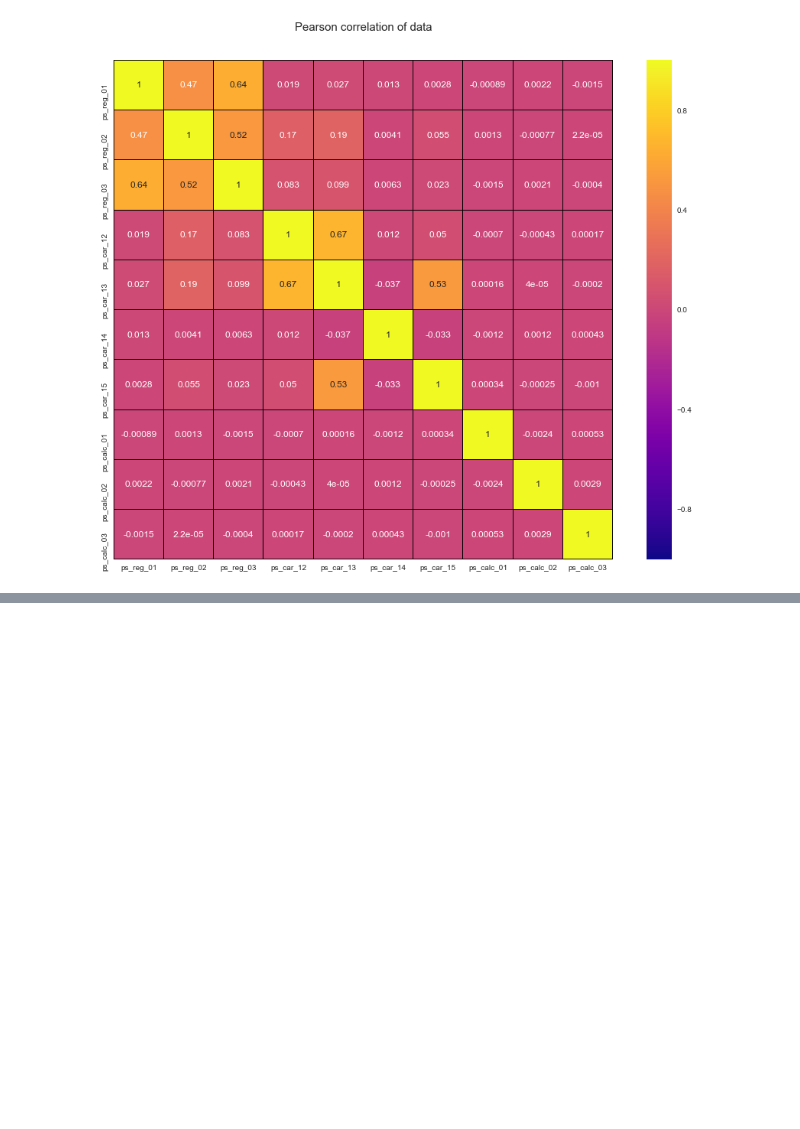
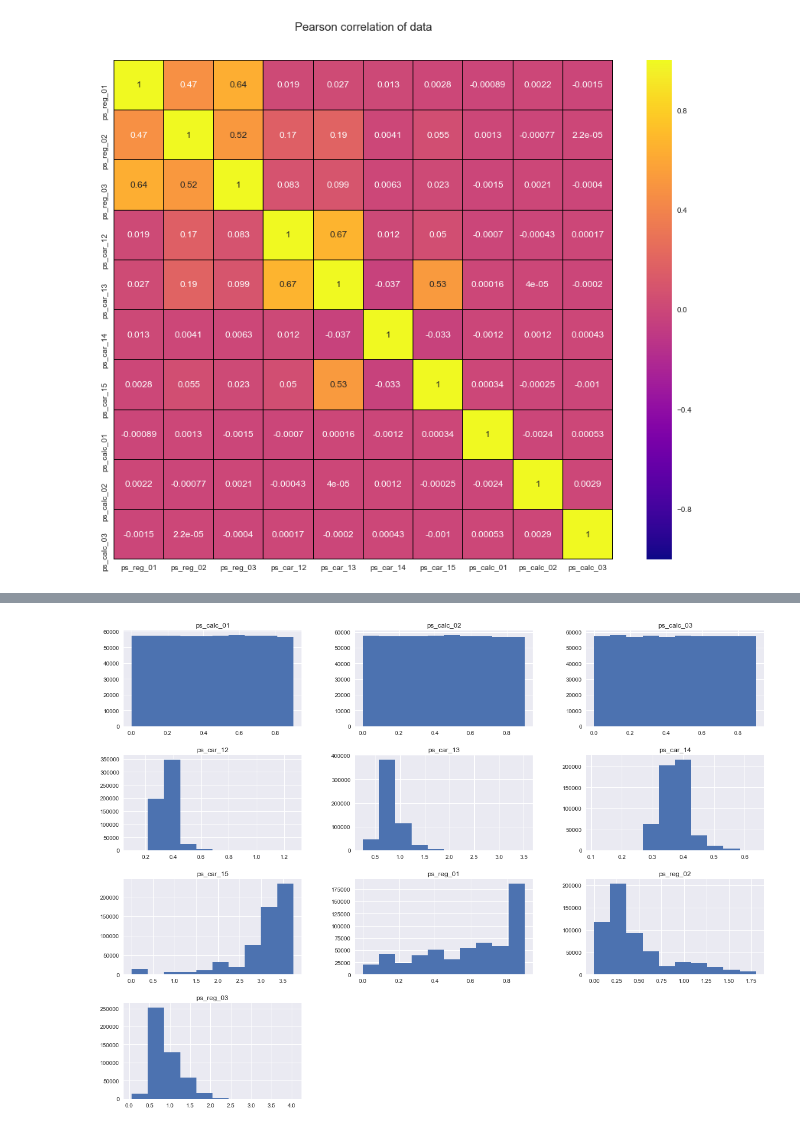
Before and after one commit to justinminsk/Porto_Seguro-s_Safe_Driver_Prediction, a Jupyter notebook: Porto.ipynb, the cells around one changed output, grey strips where cells are left out. Saved outputs shown, nothing was run; the diff lists cells and outputs as text; code cells hidden in the pictures; blank space fills up the shorter version.

```diff
--- a/Porto.ipynb
+++ b/Porto.ipynb
@@ -129,0 +178,7 @@ data_float.describe()
+# %%
+df[no_claim].hist()
+fig=plt.gcf()
+fig.set_size_inches(20,15)
+plt.show()
+# %% [output]
+[figure, added]
```
Also changed, not shown: parts of 12 cells of this notebook.
